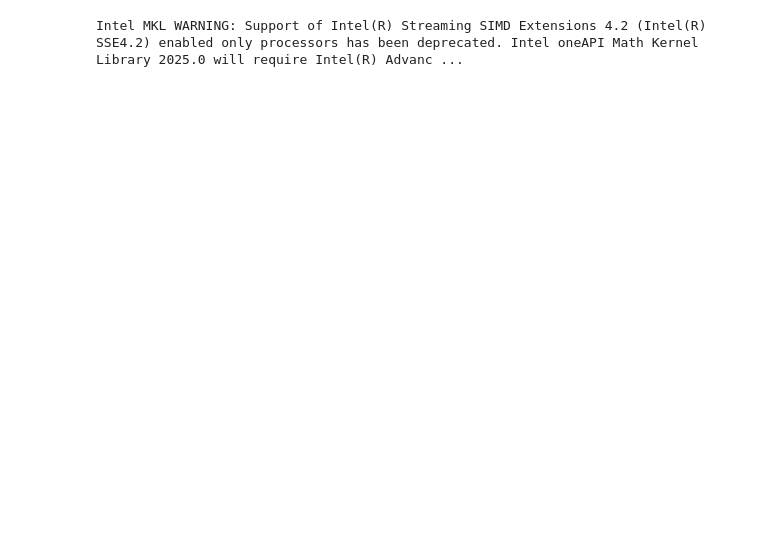
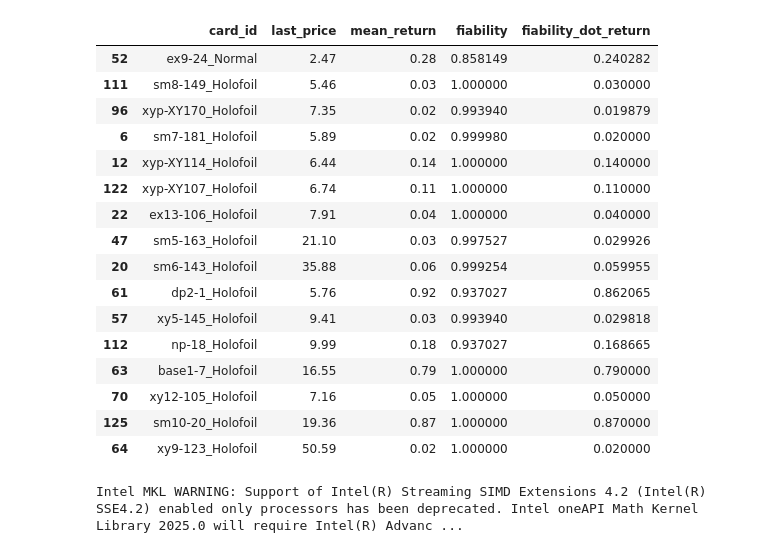
Before and after one commit to nayelsdk/Quantitative_Portfolio_Pokemon_Card, a Jupyter notebook: markowitz.ipynb, the cells around one changed output. Cells and saved outputs as stored; diff of their text form; code cells hidden in the pictures; blank space fills up the shorter version.

```diff
--- a/markowitz.ipynb
+++ b/markowitz.ipynb
@@ -70 +131,21 @@ df
+# %%
+a[2]
+# %% [output]
+|  | card_id | last_price | mean_return | fiability | fiability_dot_return |
+| 52 | ex9-24_Normal | 2.47 | 0.28 | 0.858149 | 0.240282 |
+| 111 | sm8-149_Holofoil | 5.46 | 0.03 | 1.000000 | 0.030000 |
+| 96 | xyp-XY170_Holofoil | 7.35 | 0.02 | 0.993940 | 0.019879 |
+| 6 | sm7-181_Holofoil | 5.89 | 0.02 | 0.999980 | 0.020000 |
+| 12 | xyp-XY114_Holofoil | 6.44 | 0.14 | 1.000000 | 0.140000 |
+| 122 | xyp-XY107_Holofoil | 6.74 | 0.11 | 1.000000 | 0.110000 |
+| 22 | ex13-106_Holofoil | 7.91 | 0.04 | 1.000000 | 0.040000 |
+| 47 | sm5-163_Holofoil | 21.10 | 0.03 | 0.997527 | 0.029926 |
+| 20 | sm6-143_Holofoil | 35.88 | 0.06 | 0.999254 | 0.059955 |
+| 61 | dp2-1_Holofoil | 5.76 | 0.92 | 0.937027 | 0.862065 |
+| 57 | xy5-145_Holofoil | 9.41 | 0.03 | 0.993940 | 0.029818 |
+| 112 | np-18_Holofoil | 9.99 | 0.18 | 0.937027 | 0.168665 |
+| 63 | base1-7_Holofoil | 16.55 | 0.79 | 1.000000 | 0.790000 |
+| 70 | xy12-105_Holofoil | 7.16 | 0.05 | 1.000000 | 0.050000 |
+| 125 | sm10-20_Holofoil | 19.36 | 0.87 | 1.000000 | 0.870000 |
+| 64 | xy9-123_Holofoil | 50.59 | 0.02 | 1.000000 | 0.020000 |
 # %%
```
Also changed, not shown: parts of 34 cells of this notebook, 11 other files.
